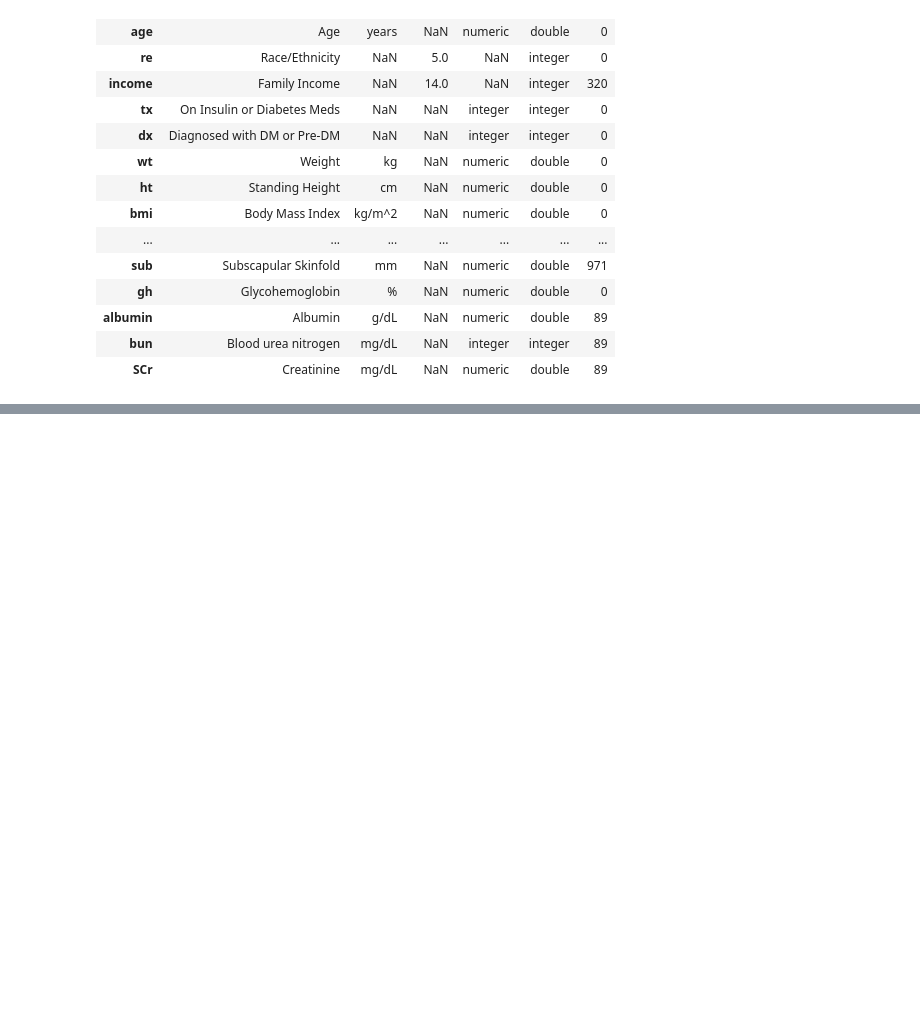
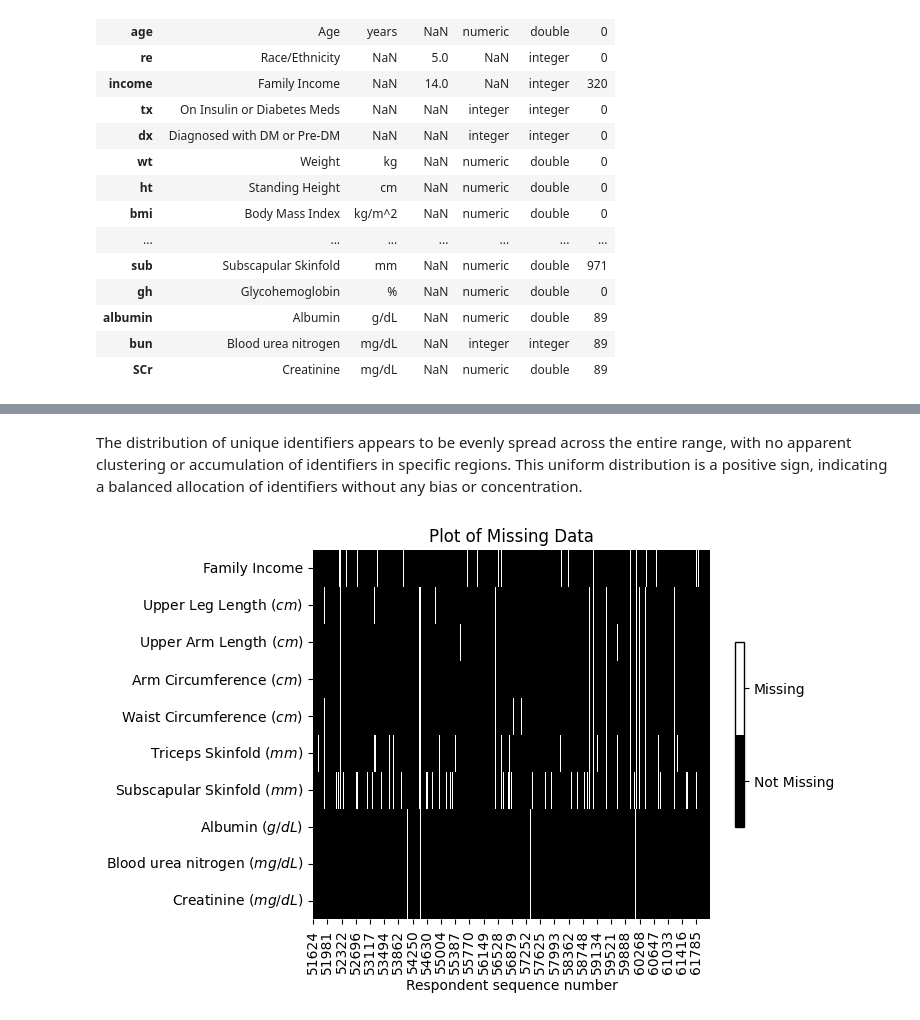
Before and after one commit to hl-n/diabetes-prediction-NHANES, a Jupyter notebook: notebooks/EDA.ipynb, the cells around one changed output, grey strips where cells are left out. Cells and saved outputs as stored; diff of their text form; code cells hidden in the pictures; blank space fills up the shorter version.

```diff
--- a/notebooks/EDA.ipynb
+++ b/notebooks/EDA.ipynb
@@ -76,0 +306,16 @@ True
+# %% [markdown]
+The distribution of unique identifiers appears to be evenly spread across the entire range, with no apparent clustering or accumulation of identifiers in specific regions. This uniform distribution is a positive sign, indicating a balanced allocation of identifiers without any bias or concentration.
+# %%
+# Plot of Missing Data
+colors = ["black", "w"]
+cmap = LinearSegmentedColormap.from_list("Custom", colors, len(colors))
+ax = sns.heatmap(rows_with_na.isna().T, cmap=cmap, cbar_kws={"shrink": .5})
+colorbar = ax.collections[0].colorbar; colorbar.set_ticks([0.25,0.75])
+colorbar.set_ticklabels(["Not Missing", "Missing"])
+colorbar.outline.set_edgecolor("black"); colorbar.outline.set_linewidth(1)
+title = "Plot of Missing Data"
+plt.title(title)
+save_plot(folder_path, title)
+plt.show()
+# %% [output]
+[figure, added]
```
Also changed, not shown: parts of 68 cells of this notebook, 7 other files.
